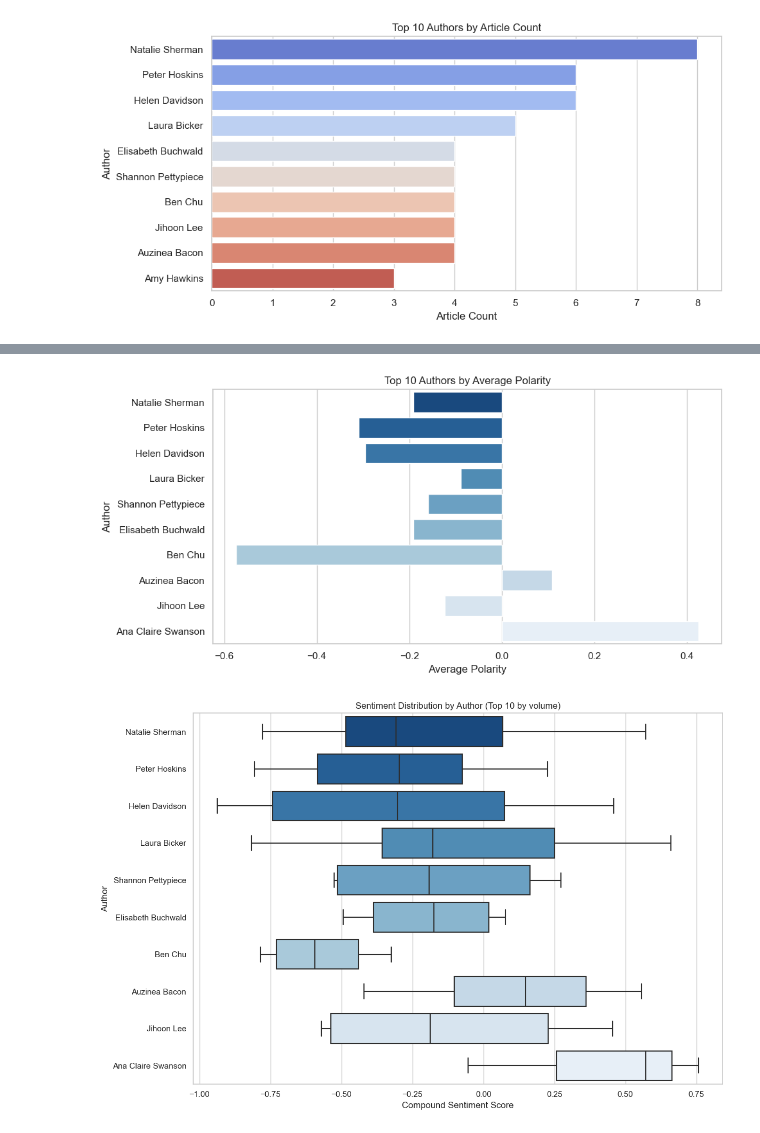
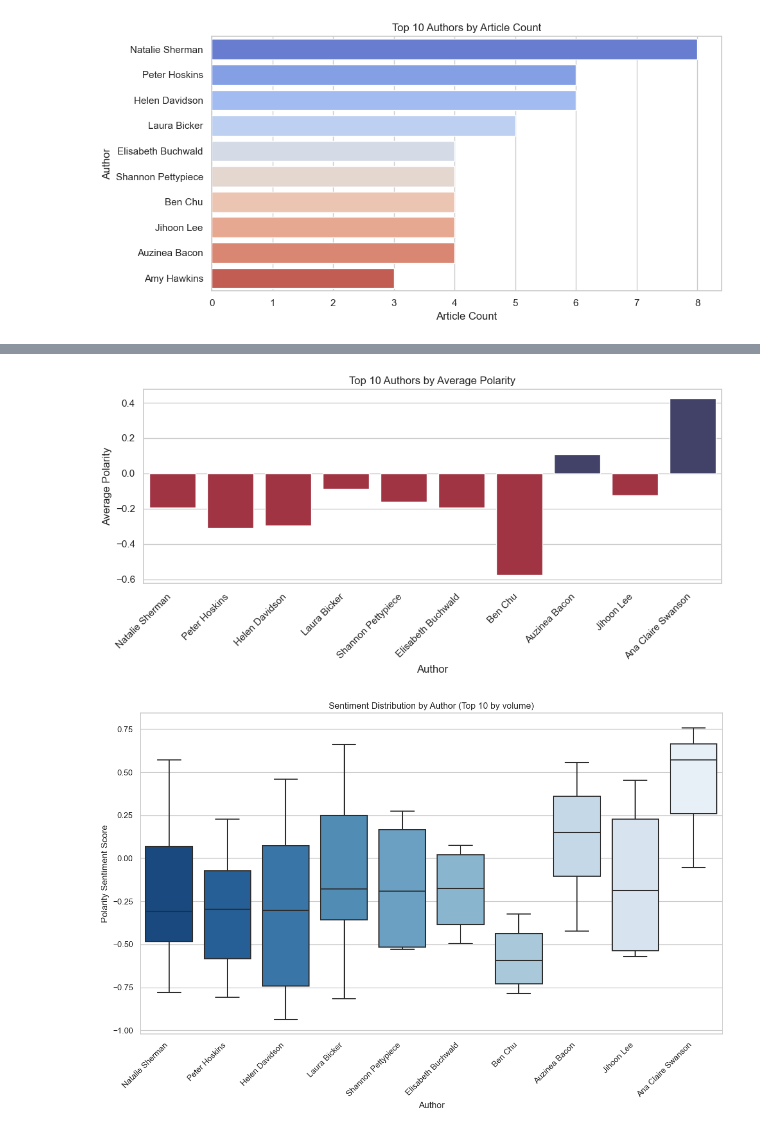
Before and after one commit to yuurisha/TradeWars, a Jupyter notebook: Yourisha_SentimentAnalysis.ipynb, the cells around one changed output, grey strips where cells are left out. Cells and saved outputs as stored; diff of their text form; code cells hidden in the pictures.

```diff
--- a/Yourisha_SentimentAnalysis.ipynb
+++ b/Yourisha_SentimentAnalysis.ipynb
@@ -619,6 +611,10 @@ plt.show()
 # %%
 # Top 10 authors by number of articles
-author_counts = df['authors'].value_counts().head(10)
+
+## use dataset with authors
+df1 = pd.read_csv("Data/merged_noDuplicate.csv")
+
+author_counts = df1['authors'].value_counts().head(10)
 plt.figure(figsize=(10, 5))
 sns.barplot(x=author_counts.values, y=author_counts.index, palette='coolwarm')
 plt.title("Top 10 Authors by Article Count")
@@ -656,39 +627,42 @@ plt.show()
 # %%
 # 4. Average Polarity per Author (Top 10 by volume)
 author_sentiment = (
-    df[df['authors'].notna() & (df['authors'] != '')]
-    .groupby('authors')['compound']
+    df1[df1['authors'].notna() & (df1['authors'] != '')]
+    .groupby('authors')['polarity']
     .agg(['count', 'mean'])
     .sort_values(by='count', ascending=False)
     .head(10)
 )
 
+colors = ['#B22234' if val < 0 else '#3C3B6E' for val in author_sentiment['mean']]
+
 plt.figure(figsize=(10, 5))
-sns.barplot(x=author_sentiment['mean'], y=author_sentiment.index, palette='Blues_r')
+sns.barplot(y=author_sentiment['mean'], x=author_sentiment.index, palette=colors)
 plt.title("Top 10 Authors by Average Polarity")
-plt.xlabel("Average Polarity")
-plt.ylabel("Author")
+plt.ylabel("Average Polarity")
+plt.xlabel("Author")
+plt.xticks(rotation=45, ha='right')
 plt.tight_layout()
 plt.show()
 # %% [output]
-[figure, old version]
+[figure, new version]
 # %%
-
-# 5. Sentiment Distribution by Author (Top 10 by volume)
+# 5. Sentiment Distribution by Author (Top 10 by volume) - Swapped axes
 plt.figure(figsize=(12, 8))
 top10_authors = author_sentiment.index
-filtered = df[df['authors'].isin(top10_authors)]
+filtered = df1[df1['authors'].isin(top10_authors)]
 sns.boxplot(
     data=filtered,
-    x='compound',  # Use the numeric sentiment score
-    y='authors',
+    x='authors',
+    y='polarity',  # Now polarity is on y-axis
     order=top10_authors,
     palette='Blues_r'
 )
 plt.title("Sentiment Distribution by Author (Top 10 by volume)")
-plt.xlabel("Compound Sentiment Score")
-plt.ylabel("Author")
+plt.xlabel("Author")
+plt.ylabel("Polarity Sentiment Score")
+plt.xticks(rotation=45, ha='right')
 plt.tight_layout()
 plt.show()
 # %% [output]
-[figure, old version]
+[figure, new version]
```
Also changed, not shown: parts of 42 cells of this notebook.
